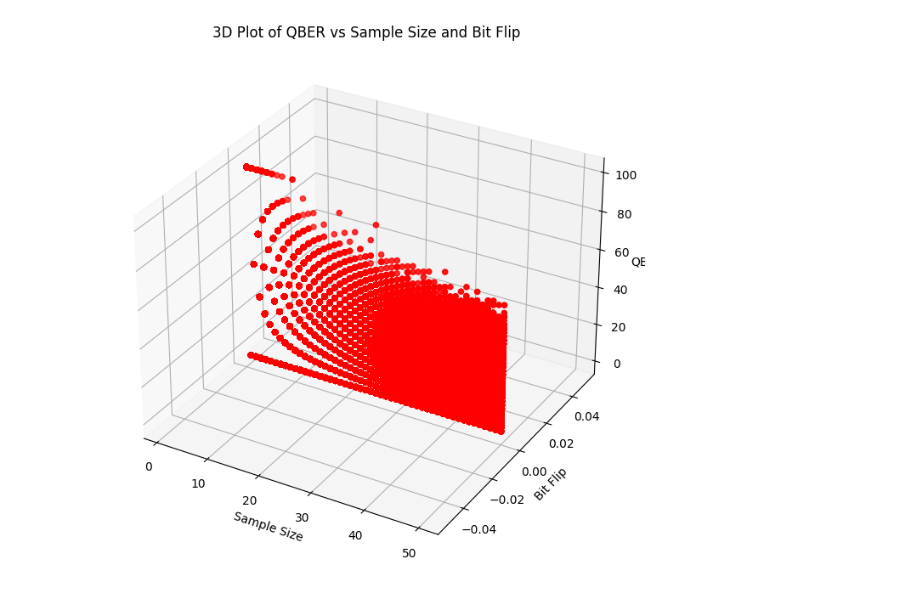
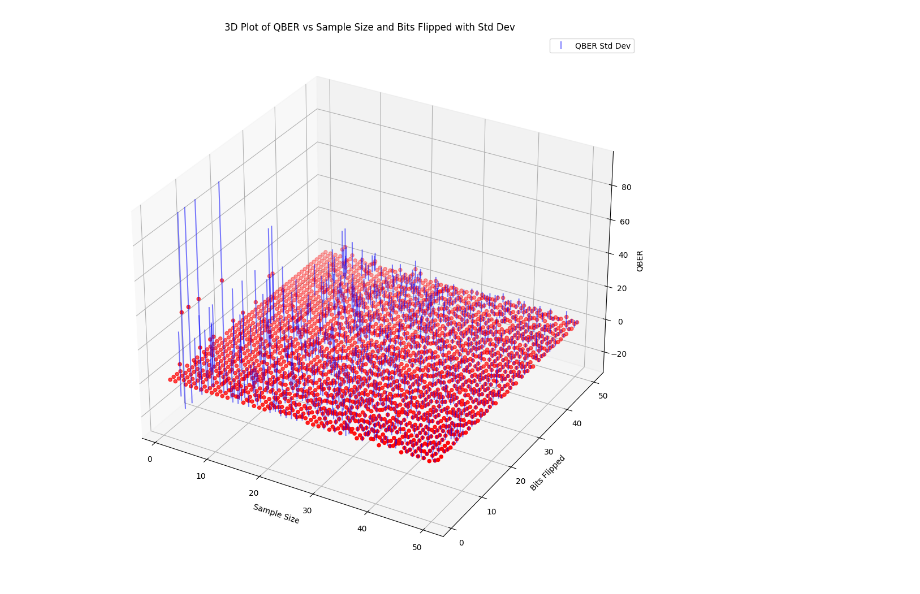
Before and after one commit to mszadkar/IBM-QX-and-Qiskit, a Jupyter notebook: Intercept-resend DPS_2.ipynb, the cells around one changed output. Saved outputs shown, nothing was run; the diff lists cells and outputs as text; code cells hidden in the pictures.

```diff
--- a/Intercept-resend DPS_2.ipynb
+++ b/Intercept-resend DPS_2.ipynb
@@ -296,7 +280,7 @@ def dps_qkd(alice_key, bob_key, encoding_array):
 
       # alice and bob exchange 2 bits
     for group in groups_of_2:
-        reg_q = QuantumRegister(5, 'q')
+        qreg_q = QuantumRegister(5, 'q')
         creg_c = ClassicalRegister(5, 'c')
         circuit = QuantumCircuit(qreg_q, creg_c)
         circuit.x(qreg_q[0])
@@ -358,6 +342,9 @@ def dps_qkd(alice_key, bob_key, encoding_array):
 def random_bit_flip(eve_key, m):
        # Ensure m is not greater than the length of the list
     m = min(m, len(eve_key))
+
+     # Convert m to the nearest higher integer
+    m = math.ceil(m)
 
     # Randomly select m indices to flip
     flip_indices = random.sample(range(len(eve_key)), m)
@@ -480,8 +467,8 @@ Alice and Eve's joint entropy: 1.4657700277448187
 Alice and Bob's mutual information: 0.5330755082503831
 Alice and Eve's mutual information: 0.5330755082503831
 # %%
-# Function to run the simulation
-def run_simulation(iterations, min_sample_size, max_sample_size, min_bit_flip, max_bit_flip):
+# Function to run the simulation for qber, sample size, and bit flips
+def run_simulation_1(iterations, min_sample_size, max_sample_size, min_bit_flip, max_bit_flip):
     results = []
     n=100
     for iteration in tqdm_notebook(range(iterations), desc="Running simulations", leave=False):
@@ -494,46 +481,76 @@ def run_simulation(iterations, min_sample_size, max_sample_size, min_bit_flip, m
         encoding_eve = []
 
         dps_qkd(alice_key, eve_key, encoding_alice)
+        for num_bit_flips in range(min_bit_flip, max_bit_flip + 1):
+            # Apply increasing number of bit flips to eve_key
+            new_eve_key = random_bit_flip(eve_key, num_bit_flips)
+            dps_qkd(new_eve_key, bob_key, encoding_eve)
 
-        new_eve_key = random_bit_flip(eve_key, np.random.randint(min_bit_flip, max_bit_flip + 1))
+            for sample_size in range(min_sample_size, max_sample_size + 1):
+                bit_selection = np.random.randint(n, size=sample_size)
+                bob_sample = sample_bits(bob_key, bit_selection)
+                alice_sample = sample_bits(alice_key, bit_selection)
+                qber = calc_qber(bob_sample, alice_sample)
 
-        dps_qkd(new_eve_key, bob_key, encoding_eve)
-
-        for sample_size in range(min_sample_size, max_sample_size + 1):
-            bit_selection = np.random.randint(n, size=sample_size)
-            bob_sample = sample_bits(bob_key, bit_selection)
-            alice_sample = sample_bits(alice_key, bit_selection)
-
-            qber = calc_qber(bob_sample, alice_sample)
-
-            results.append({
-                'Iteration': iteration,
-                'Sample_Size': sample_size,
-                'Bit_Flip': len(new_eve_key) - len(bob_key),
-                'QBER': qber
-            })
+                results.append({
+                    'Iteration': iteration,
+                    'Sample_Size': sample_size,
+                    'Bits_Flipped': num_bit_flips,
+                    'QBER': qber
+                })
 
     return pd.DataFrame(results)
 
 # Run the simulation with 1000 iterations, sample_size from 1 to 50, and random bit flip from 1 to 50
-iterations = 1000
+iterations = 100
 min_sample_size, max_sample_size = 1, 50
 min_bit_flip, max_bit_flip = 1, 50
 
-simulation_results = run_simulation(iterations, min_sample_size, max_sample_size, min_bit_flip, max_bit_flip)
+simulation_1_results = run_simulation_1(iterations, min_sample_size, max_sample_size, min_bit_flip, max_bit_flip)
 
 # Save results to Excel file
-simulation_results.to_excel('simulation_results.xlsx', index=False)
+simulation_1_results.to_excel('simulation_results_1.xlsx', index=False)
 
-# Plot 3D graph
-fig = plt.figure(figsize=(10, 8))
+# Calculate average and standard deviation values across iterations for each combination
+summary_results = simulation_1_results.groupby(['Sample_Size', 'Bits_Flipped']).agg({'QBER': ['mean', 'std']}).reset_index()
+summary_results.columns = ['Sample_Size', 'Bits_Flipped', 'QBER_Mean', 'QBER_Std']
+
+# Plot 3D graph with average values and error bars (standard deviation)
+# fig = plt.figure(figsize=(10, 8))
+# ax = fig.add_subplot(111, projection='3d')
+# ax.scatter(summary_results['Sample_Size'], summary_results['Bits_Flipped'], summary_results['QBER_Mean'], c='r', marker='o')
+
+# ax.errorbar(summary_results['Sample_Size'], summary_results['Bits_Flipped'], summary_results['QBER_Mean'],
+#             xerr=None, yerr=None, zerr=summary_results['QBER_Std'], linestyle='None', color='blue', label='QBER Std Dev', alpha=0.5)
+
+# ax.set_xlabel('Sample Size')
+# ax.set_ylabel('Bits Flipped')
+# ax.set_zlabel('QBER')
+
+# plt.title('3D Plot of QBER vs Sample Size and Bits Flipped with Std Dev')
+# plt.legend()
+# # Adjust layout to prevent Y-axis label cutoff
+# plt.tight_layout()
+# plt.show()
+
+
+# Plot 3D graph with average values and error bars (standard deviation)
+fig = plt.figure(figsize=(10, 10))
 ax = fig.add_subplot(111, projection='3d')
-ax.scatter(simulation_results['Sample_Size'], simulation_results['Bit_Flip'], simulation_results['QBER'], c='r', marker='o')
+ax.scatter(summary_results['Sample_Size'], summary_results['Bits_Flipped'], summary_results['QBER_Mean'], c='r', marker='o')
+
+ax.errorbar(summary_results['Sample_Size'], summary_results['Bits_Flipped'], summary_results['QBER_Mean'],
+            xerr=None, yerr=None, zerr=summary_results['QBER_Std'], linestyle='None', color='blue', label='QBER Std Dev', alpha=0.5)
 
 ax.set_xlabel('Sample Size')
-ax.set_ylabel('Bit Flip')
-ax.set_zlabel('QBER')
+ax.set_ylabel('Bits Flipped')
+ax.set_zlabel('QBER',rotation=90)
 
-plt.title('3D Plot of QBER vs Sample Size and Bit Flip')
+#plt.title('3D Plot of QBER vs Sample Size and Bits Flipped')
+plt.title('3D Plot of QBER vs Sample Size and Bits Flipped with Std Dev')
+plt.legend()
+plt.tight_layout()
+# Save the plot to a file before calling plt.show()
+plt.savefig('QBER_variation_2.png')
 plt.show()
 # %% [output]
@@ -541 +558 @@ Running simulation 1000/1000
-[figure, old version]
+[figure, new version]
```
Also changed, not shown: parts of 10 cells of this notebook, 33 other files.
